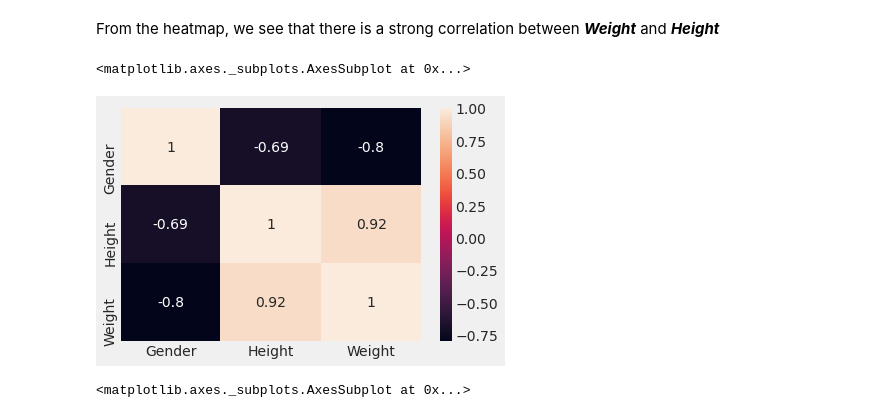
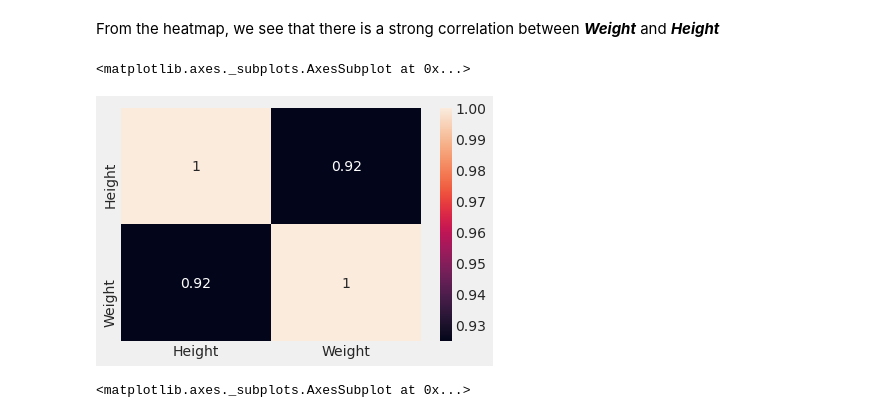
Before and after one commit to SreyaSalil/DM-ML-CSE631-Project, a Jupyter notebook: Linear_Regression.ipynb, the cells around one changed output. Drawn from its saved outputs; the diff is of its cells as text; code cells hidden in the pictures.

```diff
--- a/Linear_Regression.ipynb
+++ b/Linear_Regression.ipynb
@@ -93,10 +93,10 @@ WeightHeight.head()
 # %% [markdown]
 From the heatmap, we see that there is a strong correlation between ***Weight*** and ***Height***
 # %%
-sns.heatmap(WeightHeight.corr(), annot=True)
+sns.heatmap(WeightHeight[['Height','Weight']].corr(), annot=True)
 # %% [output]
 <matplotlib.axes._subplots.AxesSubplot at 0x...>
-[figure, old version]
+[figure, new version]
 # %%
 sns.distplot(WeightHeight['Height'])
 # %% [output]
```
Also changed, not shown: parts of 6 cells of this notebook.
